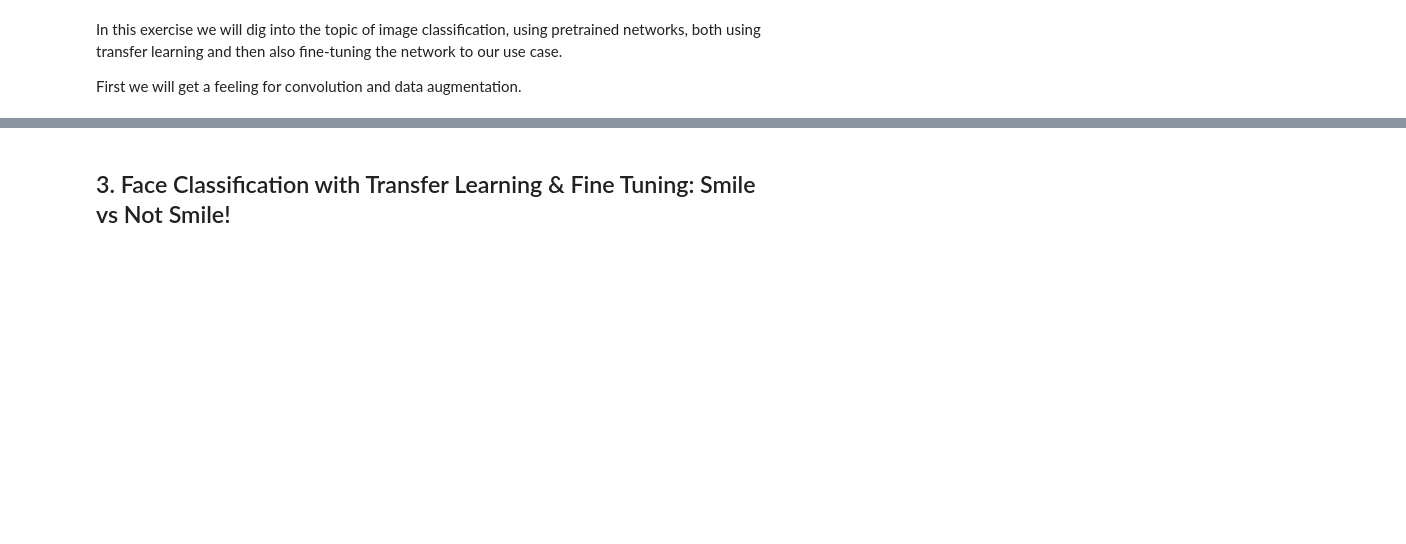
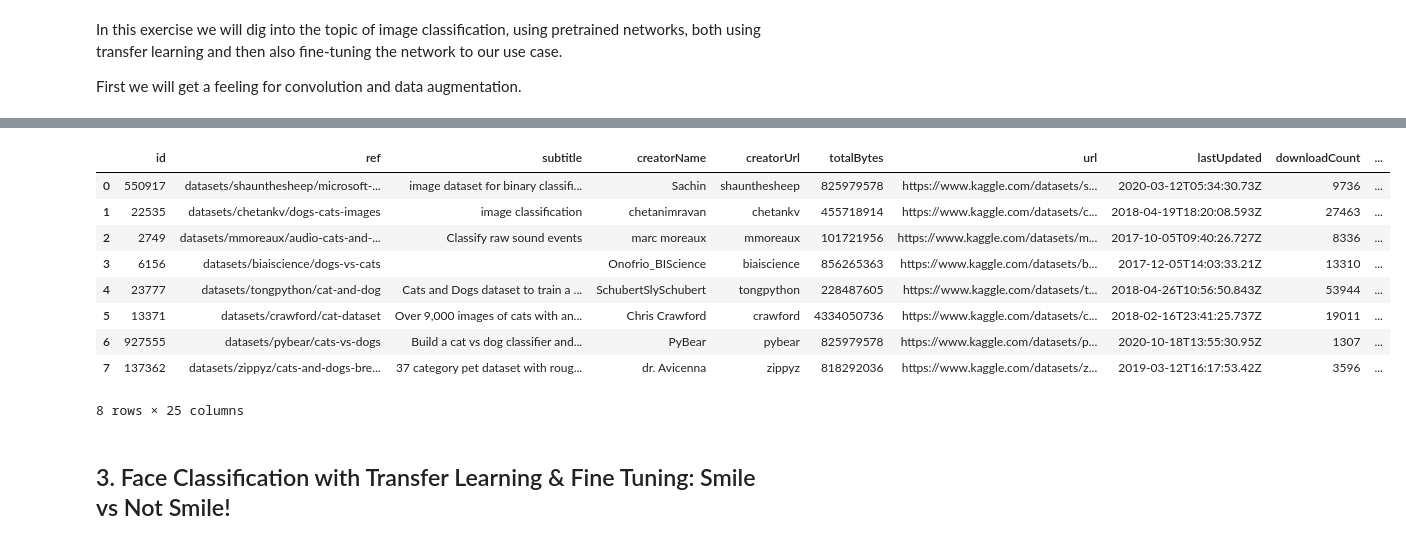
Before and after one commit to cavicphi/ZHAW_ADS_2022, a Jupyter notebook: Image Classifier_based on week 6.ipynb, the cells around one changed output, grey strips where cells are left out. Saved outputs shown, nothing was run; the diff lists cells and outputs as text; code cells hidden in the pictures; blank space fills up the shorter version.

Commit message:
Add files via upload
First try cat/dog classifier

```diff
--- a/Image Classifier_based on week 6.ipynb
+++ b/Image Classifier_based on week 6.ipynb
@@ -100,0 +7,9 @@ with tf.device('/cpu:0'):
+# %%
+import pandas as pd
+import os
+import tensorflow as tf
+import matplotlib.pyplot as plt
+
+from kaggle.api.kaggle_api_extended import KaggleApi
+api = KaggleApi()
+api.authenticate()
@@ -100,0 +19,13 @@ with tf.device('/cpu:0'):
+# %%
+pd.DataFrame(api.datasets_list(search='cats')).head(8)
+# %% [output]
+|  | id | ref | subtitle | creatorName | creatorUrl | totalBytes | url | lastUpdated | downloadCount | ... |
+| 0 | 550917 | datasets/shaunthesheep/microsoft-... | image dataset for binary classifi... | Sachin | shaunthesheep | 825979578 | https://www.kaggle.com/datasets/s... | 2020-03-12T05:34:30.73Z | 9736 | ... |
+| 1 | 22535 | datasets/chetankv/dogs-cats-images | image classification | chetanimravan | chetankv | 455718914 | https://www.kaggle.com/datasets/c... | 2018-04-19T18:20:08.593Z | 27463 | ... |
+| 2 | 2749 | datasets/mmoreaux/audio-cats-and-... | Classify raw sound events | marc moreaux | mmoreaux | 101721956 | https://www.kaggle.com/datasets/m... | 2017-10-05T09:40:26.727Z | 8336 | ... |
+| 3 | 6156 | datasets/biaiscience/dogs-vs-cats |  | Onofrio_BIScience | biaiscience | 856265363 | https://www.kaggle.com/datasets/b... | 2017-12-05T14:03:33.21Z | 13310 | ... |
+| 4 | 23777 | datasets/tongpython/cat-and-dog | Cats and Dogs dataset to train a ... | SchubertSlySchubert | tongpython | 228487605 | https://www.kaggle.com/datasets/t... | 2018-04-26T10:56:50.843Z | 53944 | ... |
+| 5 | 13371 | datasets/crawford/cat-dataset | Over 9,000 images of cats with an... | Chris Crawford | crawford | 4334050736 | https://www.kaggle.com/datasets/c... | 2018-02-16T23:41:25.737Z | 19011 | ... |
+| 6 | 927555 | datasets/pybear/cats-vs-dogs | Build a cat vs dog classifier and... | PyBear | pybear | 825979578 | https://www.kaggle.com/datasets/p... | 2020-10-18T13:55:30.95Z | 1307 | ... |
+| 7 | 137362 | datasets/zippyz/cats-and-dogs-bre... | 37 category pet dataset with roug... | dr. Avicenna | zippyz | 818292036 | https://www.kaggle.com/datasets/z... | 2019-03-12T16:17:53.42Z | 3596 | ... |
+8 rows × 25 columns
```
Also changed, not shown: parts of 25 cells of this notebook.
